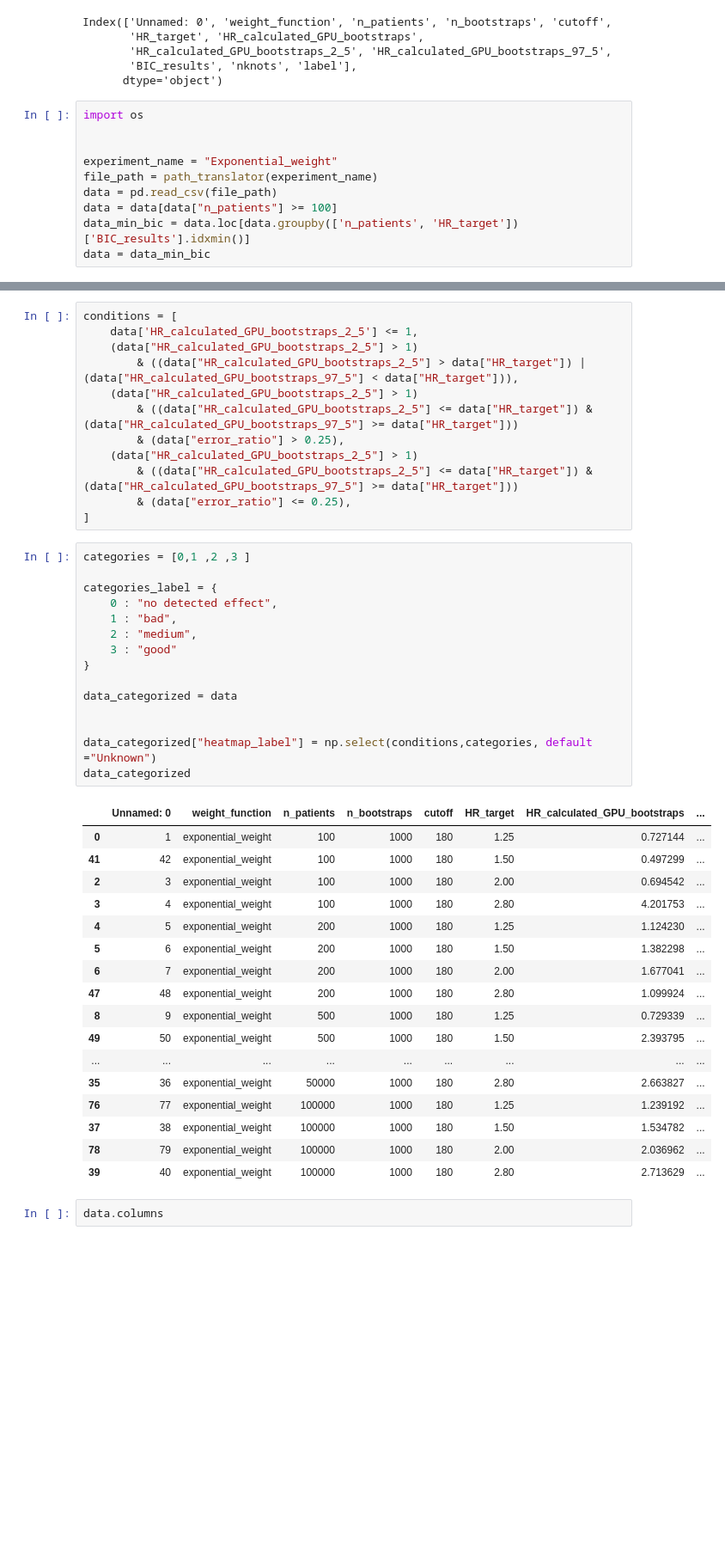
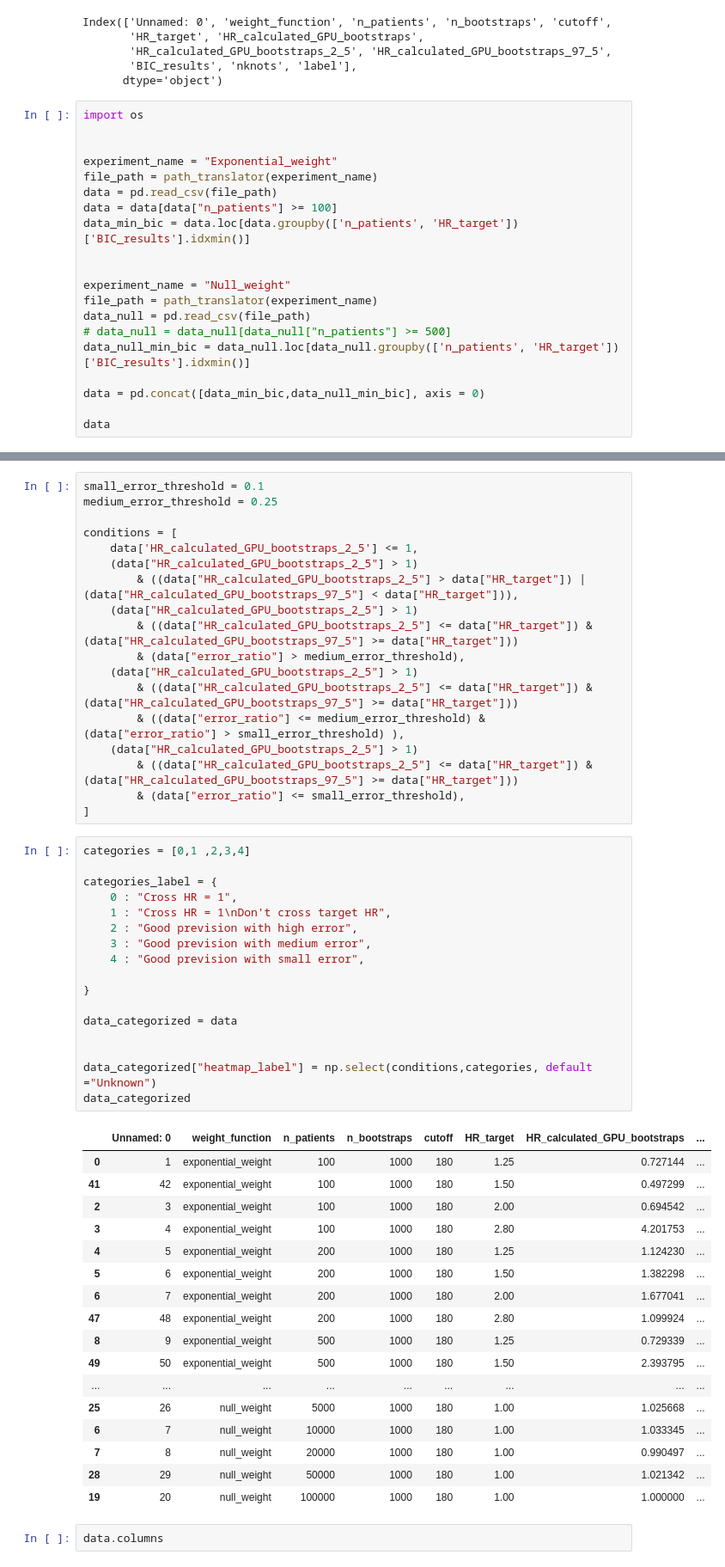
Before and after one commit to jeanfeydy/survivalGPU, a Jupyter notebook: simulations/python/data_analysis/analysis_19-03-2024.ipynb, the cells around one changed output, grey strips where cells are left out. Shown: that part at 86% size. Drawn from its saved outputs; the diff is of its cells as text; blank space fills up the shorter version.

```diff
--- a/simulations/python/data_analysis/analysis_19-03-2024.ipynb
+++ b/simulations/python/data_analysis/analysis_19-03-2024.ipynb
@@ -355,4 +355,14 @@ file_path = path_translator(experiment_name)
 data = pd.read_csv(file_path)
 data = data[data["n_patients"] >= 100]
 data_min_bic = data.loc[data.groupby(['n_patients', 'HR_target'])['BIC_results'].idxmin()]
-data = data_min_bic
+
+
+experiment_name = "Null_weight"
+file_path = path_translator(experiment_name)
+data_null = pd.read_csv(file_path)
+# data_null = data_null[data_null["n_patients"] >= 500]
+data_null_min_bic = data_null.loc[data_null.groupby(['n_patients', 'HR_target'])['BIC_results'].idxmin()]
+
+data = pd.concat([data_min_bic,data_null_min_bic], axis = 0)
+
+data
@@ -380,48 +408,56 @@ data
 # %%
+small_error_threshold = 0.1
+medium_error_threshold = 0.25
+
 conditions = [
     data['HR_calculated_GPU_bootstraps_2_5'] <= 1,
     (data["HR_calculated_GPU_bootstraps_2_5"] > 1)
         & ((data["HR_calculated_GPU_bootstraps_2_5"] > data["HR_target"]) | (data["HR_calculated_GPU_bootstraps_97_5"] < data["HR_target"])),
     (data["HR_calculated_GPU_bootstraps_2_5"] > 1)
         & ((data["HR_calculated_GPU_bootstraps_2_5"] <= data["HR_target"]) & (data["HR_calculated_GPU_bootstraps_97_5"] >= data["HR_target"]))
-        & (data["error_ratio"] > 0.25),
+        & (data["error_ratio"] > medium_error_threshold),
     (data["HR_calculated_GPU_bootstraps_2_5"] > 1)
         & ((data["HR_calculated_GPU_bootstraps_2_5"] <= data["HR_target"]) & (data["HR_calculated_GPU_bootstraps_97_5"] >= data["HR_target"]))
-        & (data["error_ratio"] <= 0.25),
+        & ((data["error_ratio"] <= medium_error_threshold) & (data["error_ratio"] > small_error_threshold) ),
+    (data["HR_calculated_GPU_bootstraps_2_5"] > 1)
+        & ((data["HR_calculated_GPU_bootstraps_2_5"] <= data["HR_target"]) & (data["HR_calculated_GPU_bootstraps_97_5"] >= data["HR_target"]))
+        & (data["error_ratio"] <= small_error_threshold),
 ]
 # %%
-categories = [0,1 ,2 ,3 ]
+categories = [0,1 ,2,3,4]
 
 categories_label = {
-    0 : "no detected effect",
-    1 : "bad",
-    2 : "medium",
-    3 : "good"
+    0 : "Cross HR = 1",
+    1 : "Cross HR = 1\nDon't cross target HR",
+    2 : "Good prevision with high error",
+    3 : "Good prevision with medium error",
+    4 : "Good prevision with small error",
+
 }
 
 data_categorized = data
 
 
 data_categorized["heatmap_label"] = np.select(conditions,categories, default ="Unknown")
 data_categorized
 # %% [output]
 |  | Unnamed: 0 | weight_function | n_patients | n_bootstraps | cutoff | HR_target | HR_calculated_GPU_bootstraps | ... |
 | 0 | 1 | exponential_weight | 100 | 1000 | 180 | 1.25 | 0.727144 | ... |
 | 41 | 42 | exponential_weight | 100 | 1000 | 180 | 1.50 | 0.497299 | ... |
 | 2 | 3 | exponential_weight | 100 | 1000 | 180 | 2.00 | 0.694542 | ... |
 | 3 | 4 | exponential_weight | 100 | 1000 | 180 | 2.80 | 4.201753 | ... |
 | 4 | 5 | exponential_weight | 200 | 1000 | 180 | 1.25 | 1.124230 | ... |
 | 5 | 6 | exponential_weight | 200 | 1000 | 180 | 1.50 | 1.382298 | ... |
 | 6 | 7 | exponential_weight | 200 | 1000 | 180 | 2.00 | 1.677041 | ... |
 | 47 | 48 | exponential_weight | 200 | 1000 | 180 | 2.80 | 1.099924 | ... |
 | 8 | 9 | exponential_weight | 500 | 1000 | 180 | 1.25 | 0.729339 | ... |
 | 49 | 50 | exponential_weight | 500 | 1000 | 180 | 1.50 | 2.393795 | ... |
 | ... | ... | ... | ... | ... | ... | ... | ... | ... |
-| 35 | 36 | exponential_weight | 50000 | 1000 | 180 | 2.80 | 2.663827 | ... |
-| 76 | 77 | exponential_weight | 100000 | 1000 | 180 | 1.25 | 1.239192 | ... |
-| 37 | 38 | exponential_weight | 100000 | 1000 | 180 | 1.50 | 1.534782 | ... |
-| 78 | 79 | exponential_weight | 100000 | 1000 | 180 | 2.00 | 2.036962 | ... |
-| 39 | 40 | exponential_weight | 100000 | 1000 | 180 | 2.80 | 2.713629 | ... |
+| 25 | 26 | null_weight | 5000 | 1000 | 180 | 1.00 | 1.025668 | ... |
+| 6 | 7 | null_weight | 10000 | 1000 | 180 | 1.00 | 1.033345 | ... |
+| 7 | 8 | null_weight | 20000 | 1000 | 180 | 1.00 | 0.990497 | ... |
+| 28 | 29 | null_weight | 50000 | 1000 | 180 | 1.00 | 1.021342 | ... |
+| 19 | 20 | null_weight | 100000 | 1000 | 180 | 1.00 | 1.000000 | ... |
 # %%
 data.columns
 # %% [output]
```
Also changed, not shown: parts of 9 cells of this notebook, 7 other files.
